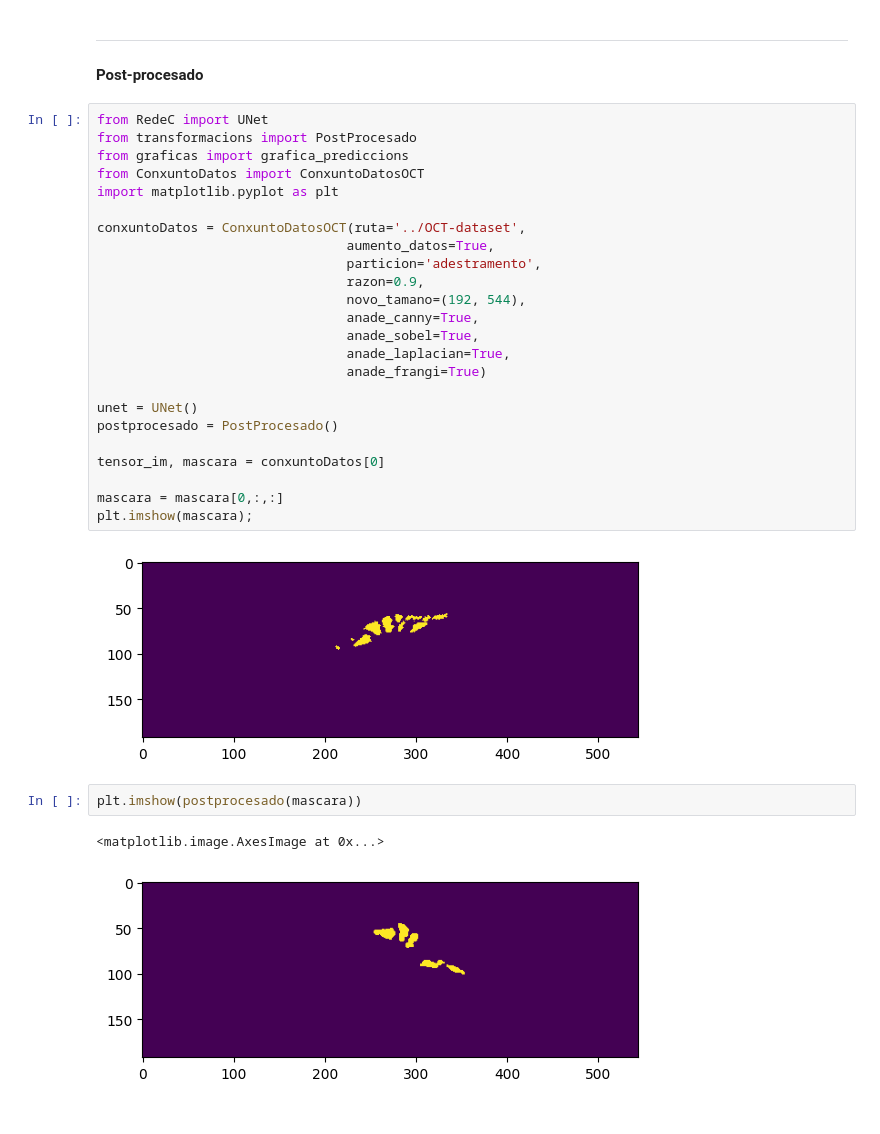
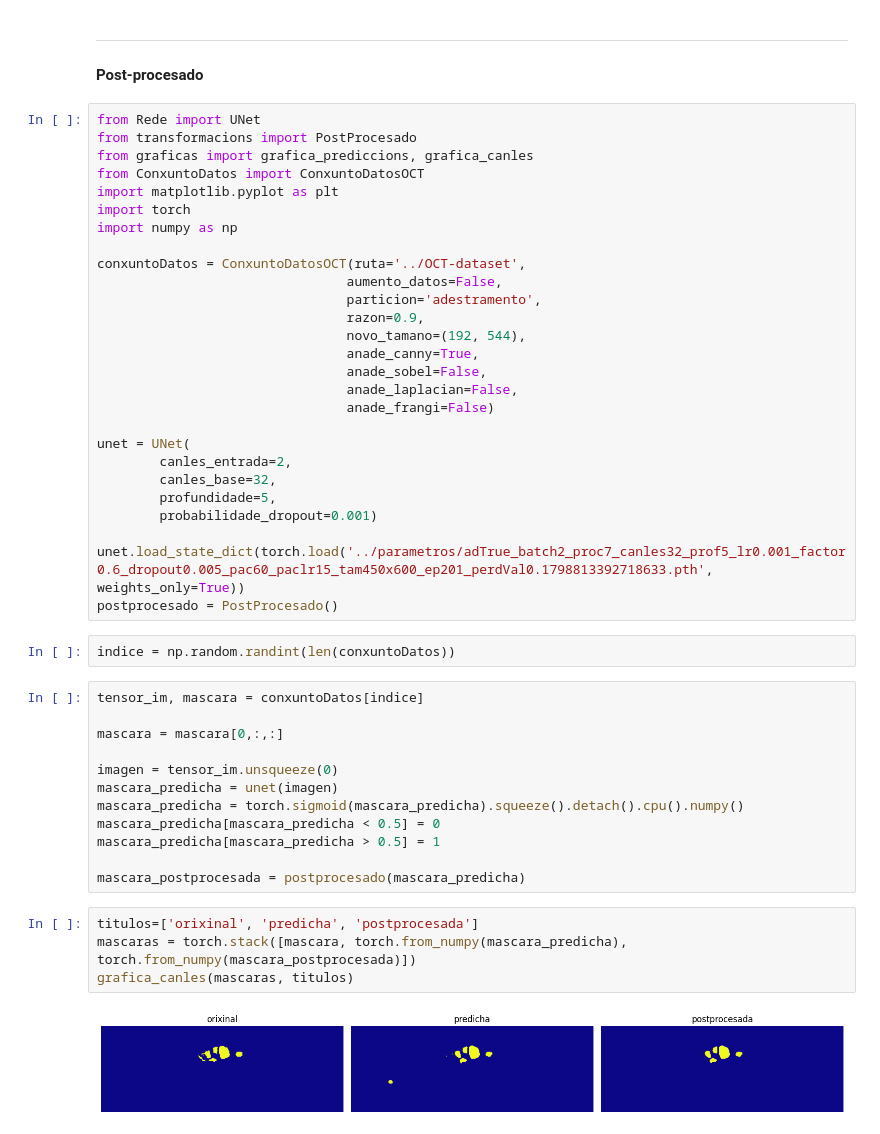
Before and after one commit to PepeRoConde/3year2sem, a Jupyter notebook: vision/p2/codigo/probas.ipynb, the cells around one changed output. Saved outputs shown, nothing was run; the diff lists cells and outputs as text.

```diff
--- a/vision/p2/codigo/probas.ipynb
+++ b/vision/p2/codigo/probas.ipynb
@@ -49,33 +49,49 @@ grafica_aumento_datos(ConxuntoDatosOCT, 3, 3, '../OCT-dataset')
 ---
 #### Post-procesado
 # %%
-from RedeC import UNet
+from Rede import UNet
 from transformacions import PostProcesado
-from graficas import grafica_prediccions
+from graficas import grafica_prediccions, grafica_canles
 from ConxuntoDatos import ConxuntoDatosOCT
 import matplotlib.pyplot as plt
+import torch
+import numpy as np
 
 conxuntoDatos = ConxuntoDatosOCT(ruta='../OCT-dataset',
-                                aumento_datos=True,
+                                aumento_datos=False,
                                 particion='adestramento',
                                 razon=0.9,
                                 novo_tamano=(192, 544),
                                 anade_canny=True,
-                                anade_sobel=True,
-                                anade_laplacian=True,
-                                anade_frangi=True)
+                                anade_sobel=False,
+                                anade_laplacian=False,
+                                anade_frangi=False)
 
-unet = UNet()
+unet = UNet(
+        canles_entrada=2,
+        canles_base=32,
+        profundidade=5,
+        probabilidade_dropout=0.001)
+
+unet.load_state_dict(torch.load('../parametros/adTrue_batch2_proc7_canles32_prof5_lr0.001_factor0.6_dropout0.005_pac60_paclr15_tam450x600_ep201_perdVal0.1798813392718633.pth', weights_only=True))
 postprocesado = PostProcesado()
-
-tensor_im, mascara = conxuntoDatos[0]
-
-mascara = mascara[0,:,:]
-plt.imshow(mascara);
-# %% [output]
-[figure, removed]
-# %%
-plt.imshow(postprocesado(mascara))
-# %% [output]
-<matplotlib.image.AxesImage at 0x...>
-[figure, removed]
+# %%
+indice = np.random.randint(len(conxuntoDatos))
+# %%
+tensor_im, mascara = conxuntoDatos[indice]
+
+mascara = mascara[0,:,:]
+
+imagen = tensor_im.unsqueeze(0)
+mascara_predicha = unet(imagen)
+mascara_predicha = torch.sigmoid(mascara_predicha).squeeze().detach().cpu().numpy()
+mascara_predicha[mascara_predicha < 0.5] = 0
+mascara_predicha[mascara_predicha > 0.5] = 1
+
+mascara_postprocesada = postprocesado(mascara_predicha)
+# %%
+titulos=['orixinal', 'predicha', 'postprocesada']
+mascaras = torch.stack([mascara, torch.from_numpy(mascara_predicha), torch.from_numpy(mascara_postprocesada)])
+grafica_canles(mascaras, titulos)
+# %% [output]
+[figure, added]
```
Also changed, not shown: parts of 3 cells of this notebook, 12 other files.
